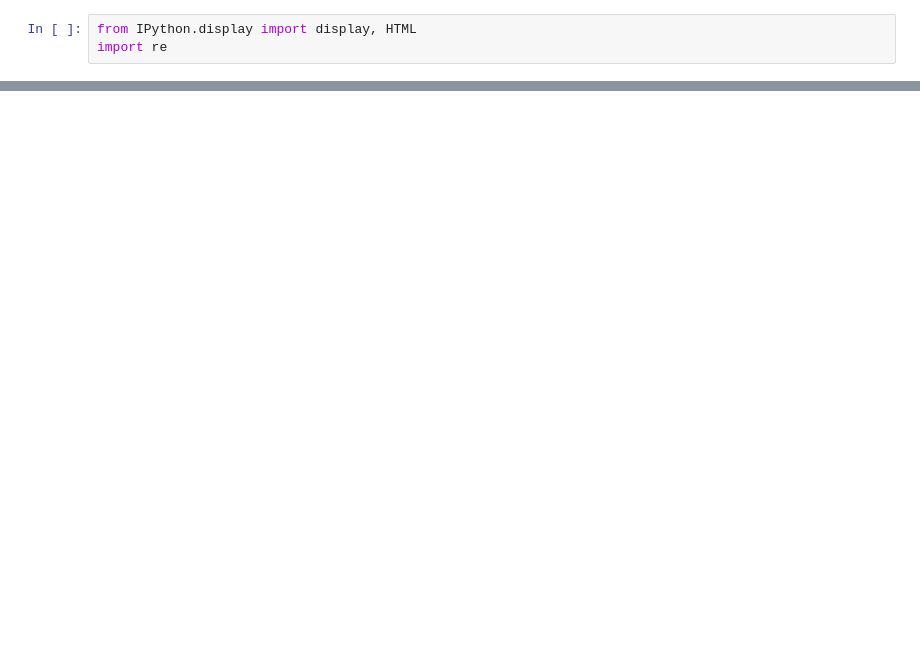
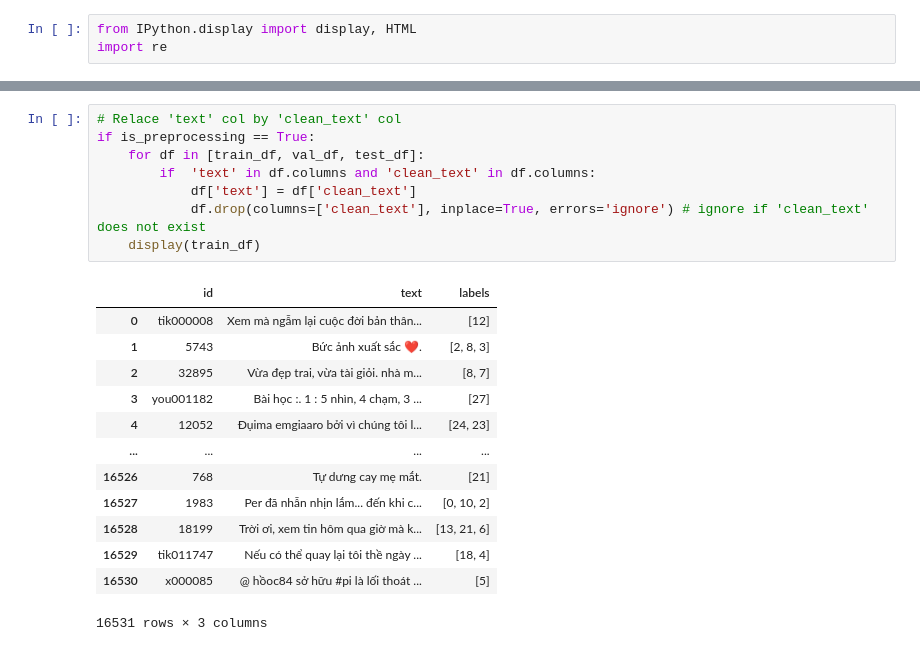
Before and after one commit to ricardotran92/visolex, a Jupyter notebook: colab_visolex.ipynb, the cells around one changed output, grey strips where cells are left out. Saved outputs shown, nothing was run; the diff lists cells and outputs as text; blank space fills up the shorter version.

```diff
--- a/colab_visolex.ipynb
+++ b/colab_visolex.ipynb
@@ -291,0 +447,22 @@ Detection Info:
+# %%
+# Relace 'text' col by 'clean_text' col
+if is_preprocessing == True:
+    for df in [train_df, val_df, test_df]:
+        if  'text' in df.columns and 'clean_text' in df.columns:
+            df['text'] = df['clean_text']
+            df.drop(columns=['clean_text'], inplace=True, errors='ignore') # ignore if 'clean_text' does not exist
+    display(train_df)
+# %% [output]
+|  | id | text | labels |
+| 0 | tik000008 | Xem mà ngẫm lại cuộc đời bản thân... | [12] |
+| 1 | 5743 | Bức ảnh xuất sắc ❤️. | [2, 8, 3] |
+| 2 | 32895 | Vừa đẹp trai, vừa tài giỏi. nhà m... | [8, 7] |
+| 3 | you001182 | Bài học :. 1 : 5 nhìn, 4 chạm, 3 ... | [27] |
+| 4 | 12052 | Đụima emgiaaro bởi vì chúng tôi l... | [24, 23] |
+| ... | ... | ... | ... |
+| 16526 | 768 | Tự dưng cay mẹ mắt. | [21] |
+| 16527 | 1983 | Per đã nhẫn nhịn lắm... đến khi c... | [0, 10, 2] |
+| 16528 | 18199 | Trời ơi, xem tin hôm qua giờ mà k... | [13, 21, 6] |
+| 16529 | tik011747 | Nếu có thể quay lại tôi thề ngày ... | [18, 4] |
+| 16530 | x000085 | @ hồoc84 sở hữu #pi là lối thoát ... | [5] |
+16531 rows × 3 columns
```
Also changed, not shown: parts of 14 cells of this notebook, 2 other files.
